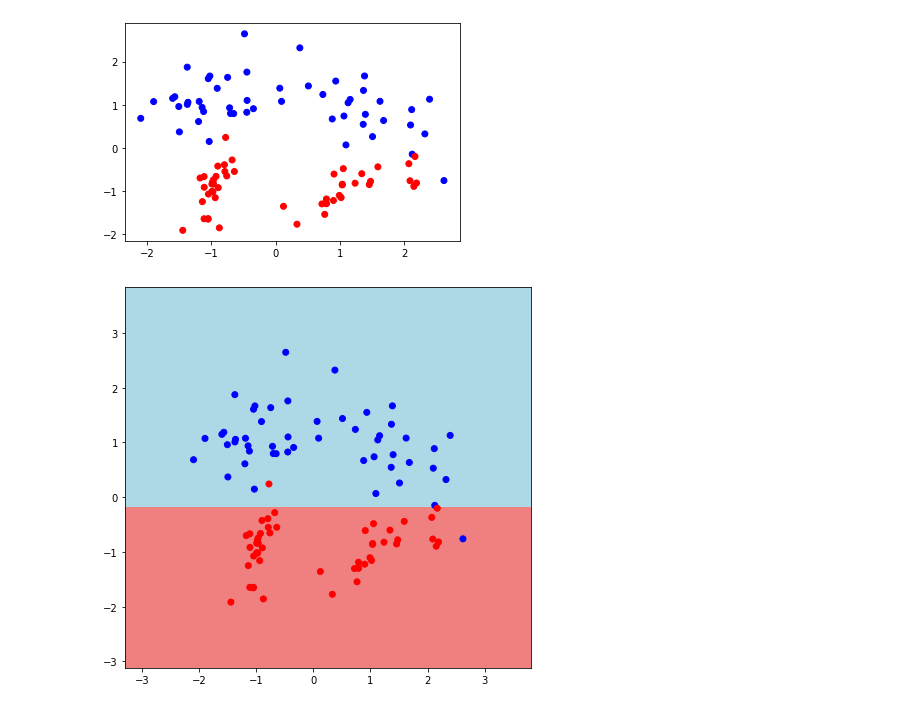
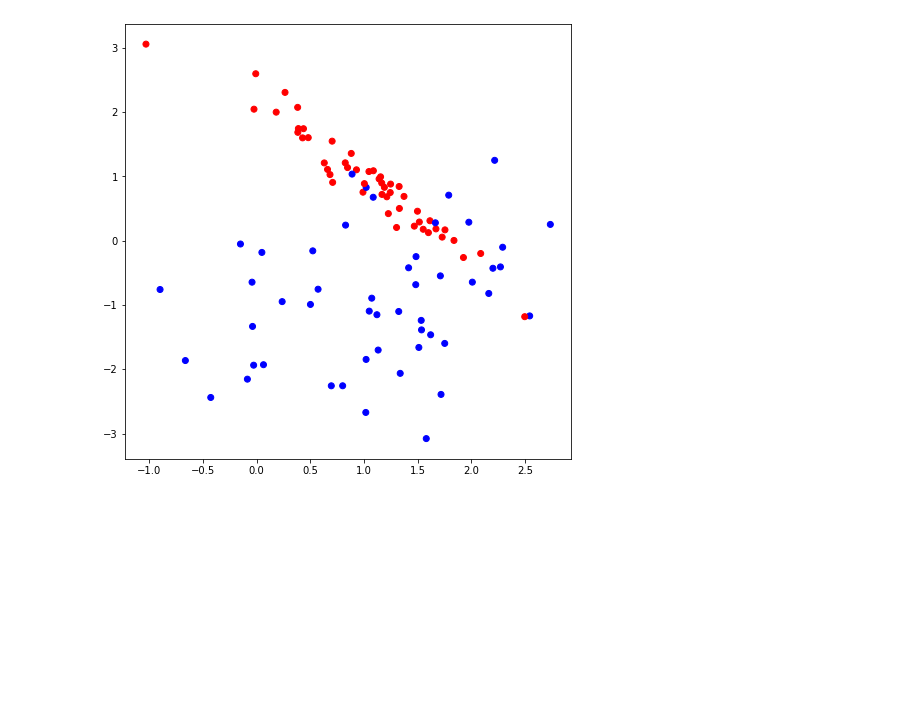
Before and after one commit to fogugy/gb_algorithms, a Jupyter notebook: hw5.ipynb, the cells around one changed output. Cells and saved outputs as stored; diff of their text form; code cells hidden in the pictures; blank space fills up the shorter version.

```diff
--- a/hw5.ipynb
+++ b/hw5.ipynb
@@ -9,0 +9,12 @@ from matplotlib.colors import ListedColormap
+# %%
+X, y = datasets.make_classification(n_samples=100,n_features = 2,
+                                    n_informative = 2, n_classes = 2,
+                                    n_redundant=0, n_clusters_per_class=1, random_state=22)
+# %%
+colors = ListedColormap(['red', 'blue'])
+light_colors = ListedColormap(['lightcoral', 'lightblue'])
+
+plt.figure(figsize=(8,8))
+plt.scatter(X[:,0], X[:,1], c=y, cmap=colors);
+# %% [output]
+[figure, added]
@@ -140,7 +208,0 @@ df = pd.DataFrame(data=X, columns=['feat_1', 'feat_2'])
-# %%
-colors = ListedColormap(['red', 'blue'])
-light_colors = ListedColormap(['lightcoral', 'lightblue'])
-
-plt.scatter(list(map(lambda x: x[0], X)), list(map(lambda x: x[1], X)), c=y, cmap=colors);
-# %% [output]
-[figure, removed]
@@ -152,14 +219,13 @@ def get_meshgrid(data, step=.05, border=1.2):
     y_min, y_max = data[:, 1].min() - border, data[:, 1].max() + border
     return np.meshgrid(np.arange(x_min, x_max, step), np.arange(y_min, y_max, step))
 
-plt.figure(figsize = (16, 7))
+def forest_mesh(forest, train_accuracy):
+    plt.figure(figsize = (16, 7))
 
-# график обучающей выборки
-plt.subplot(1,2,1)
-xx, yy = get_meshgrid(X)
-mesh_predictions = np.array(predict(np.c_[xx.ravel(), yy.ravel()], my_tree)).reshape(xx.shape)
-plt.pcolormesh(xx, yy, mesh_predictions, cmap = light_colors)
-plt.scatter(X[:, 0], X[:, 1], c = y, cmap = colors);
-# plt.title(f'Train accuracy={train_accuracy:.2f}')
+    for tree in forest:
+        plt.subplot(1,2,1)
+        xx, yy = get_meshgrid(X)
+        mesh_predictions = np.array(predict(np.c_[xx.ravel(), yy.ravel()], tree)).reshape(xx.shape)
+        plt.pcolormesh(xx, yy, mesh_predictions, cmap = light_colors)
+        plt.title(f'Trees quantity: {len(forest)}, accuracy: {train_accuracy}')
+        plt.scatter(X[:, 0], X[:, 1], c = y, cmap = colors);
-# %% [output]
-[figure, removed]
```
Also changed, not shown: parts of 10 cells of this notebook.
